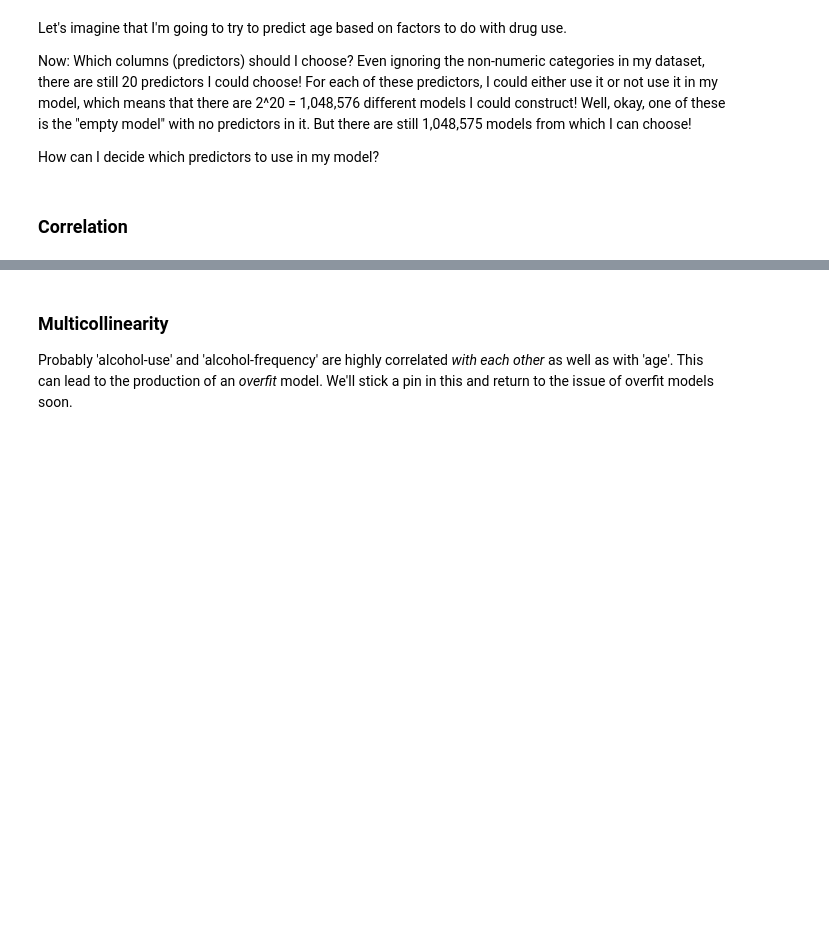
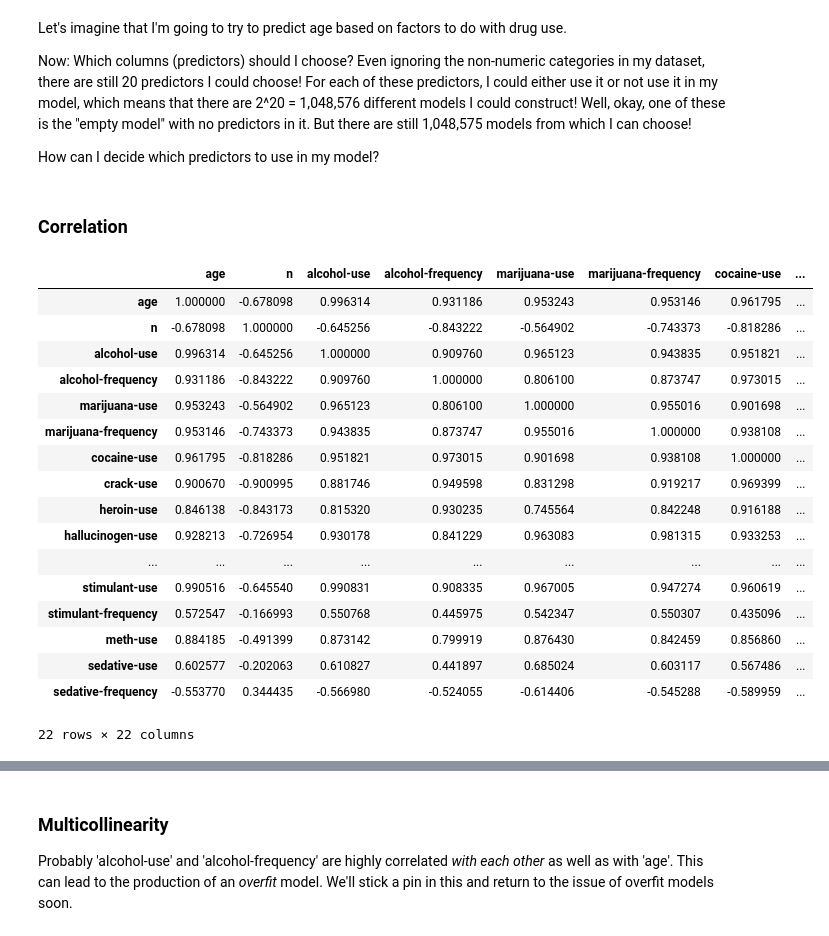
Before and after one commit to sherzyang/linear_regression-seattle-ds-040119, a Jupyter notebook: multiple_linear_regression.ipynb, the cells around one changed output, grey strips where cells are left out. Saved outputs shown, nothing was run; the diff lists cells and outputs as text; code cells hidden in the pictures; blank space fills up the shorter version.

```diff
--- a/multiple_linear_regression.ipynb
+++ b/multiple_linear_regression.ipynb
@@ -95,7 +120,33 @@ How can I decide which predictors to use in my model?
 # %% [markdown]
 ### Correlation
 # %%
+#I am trying to predict age based on another factor
+# However there are 20 variables to choose from
 # Use the .corr() DataFrame method to find out about the
 # correlation values between all pairs of variables!
+# .corr() allows me to choose by looking at correlation
+# coeffients. I want to find coeffients where the
+#absolute value is close to one.
+
+drugs.corr()
+# %% [output]
+|  | age | n | alcohol-use | alcohol-frequency | marijuana-use | marijuana-frequency | cocaine-use | ... |
+| age | 1.000000 | -0.678098 | 0.996314 | 0.931186 | 0.953243 | 0.953146 | 0.961795 | ... |
+| n | -0.678098 | 1.000000 | -0.645256 | -0.843222 | -0.564902 | -0.743373 | -0.818286 | ... |
+| alcohol-use | 0.996314 | -0.645256 | 1.000000 | 0.909760 | 0.965123 | 0.943835 | 0.951821 | ... |
+| alcohol-frequency | 0.931186 | -0.843222 | 0.909760 | 1.000000 | 0.806100 | 0.873747 | 0.973015 | ... |
+| marijuana-use | 0.953243 | -0.564902 | 0.965123 | 0.806100 | 1.000000 | 0.955016 | 0.901698 | ... |
+| marijuana-frequency | 0.953146 | -0.743373 | 0.943835 | 0.873747 | 0.955016 | 1.000000 | 0.938108 | ... |
+| cocaine-use | 0.961795 | -0.818286 | 0.951821 | 0.973015 | 0.901698 | 0.938108 | 1.000000 | ... |
+| crack-use | 0.900670 | -0.900995 | 0.881746 | 0.949598 | 0.831298 | 0.919217 | 0.969399 | ... |
+| heroin-use | 0.846138 | -0.843173 | 0.815320 | 0.930235 | 0.745564 | 0.842248 | 0.916188 | ... |
+| hallucinogen-use | 0.928213 | -0.726954 | 0.930178 | 0.841229 | 0.963083 | 0.981315 | 0.933253 | ... |
+| ... | ... | ... | ... | ... | ... | ... | ... | ... |
+| stimulant-use | 0.990516 | -0.645540 | 0.990831 | 0.908335 | 0.967005 | 0.947274 | 0.960619 | ... |
+| stimulant-frequency | 0.572547 | -0.166993 | 0.550768 | 0.445975 | 0.542347 | 0.550307 | 0.435096 | ... |
+| meth-use | 0.884185 | -0.491399 | 0.873142 | 0.799919 | 0.876430 | 0.842459 | 0.856860 | ... |
+| sedative-use | 0.602577 | -0.202063 | 0.610827 | 0.441897 | 0.685024 | 0.603117 | 0.567486 | ... |
+| sedative-frequency | -0.553770 | 0.344435 | -0.566980 | -0.524055 | -0.614406 | -0.545288 | -0.589959 | ... |
+22 rows × 22 columns
 # %%
 import seaborn as sns
```
Also changed, not shown: parts of 18 cells of this notebook.
